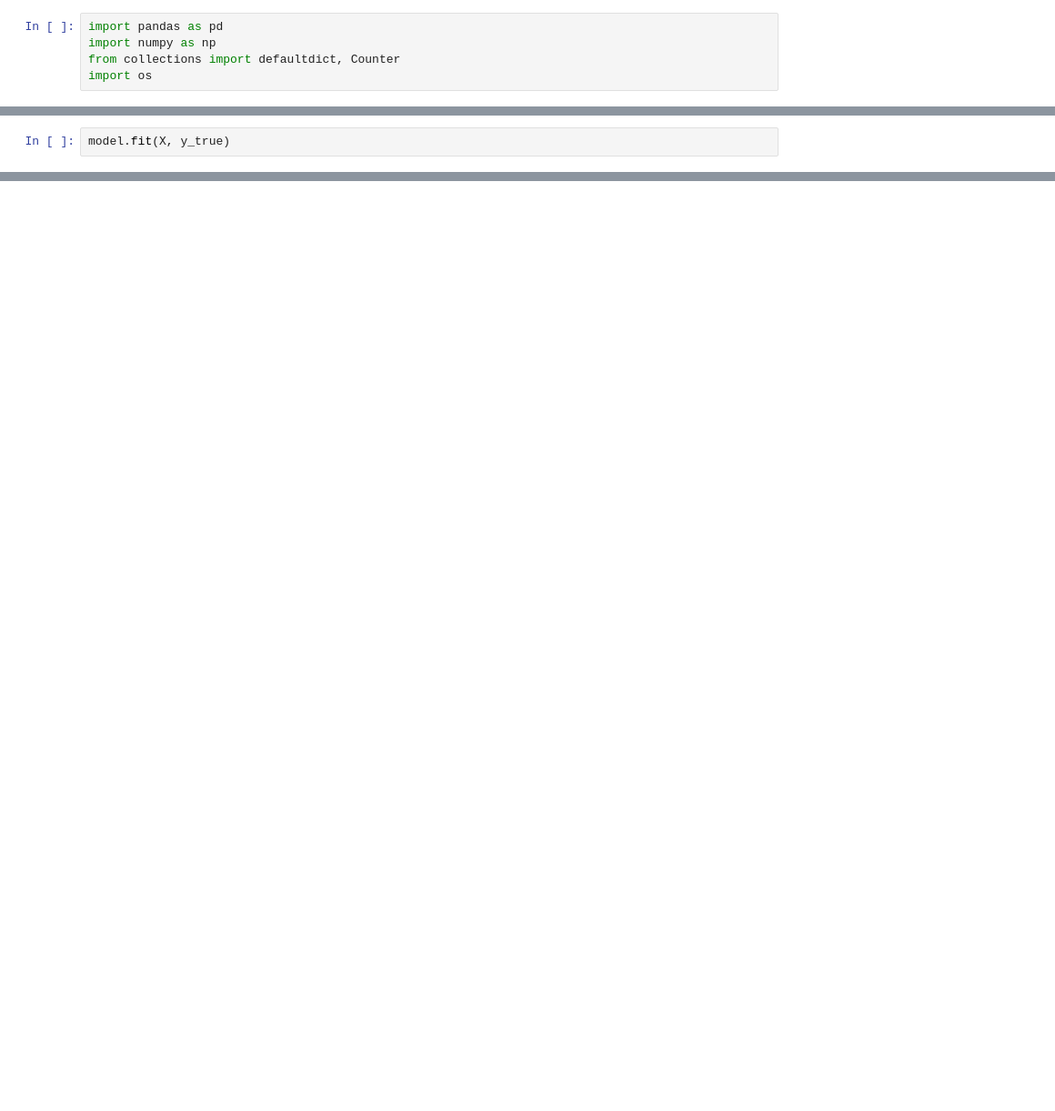
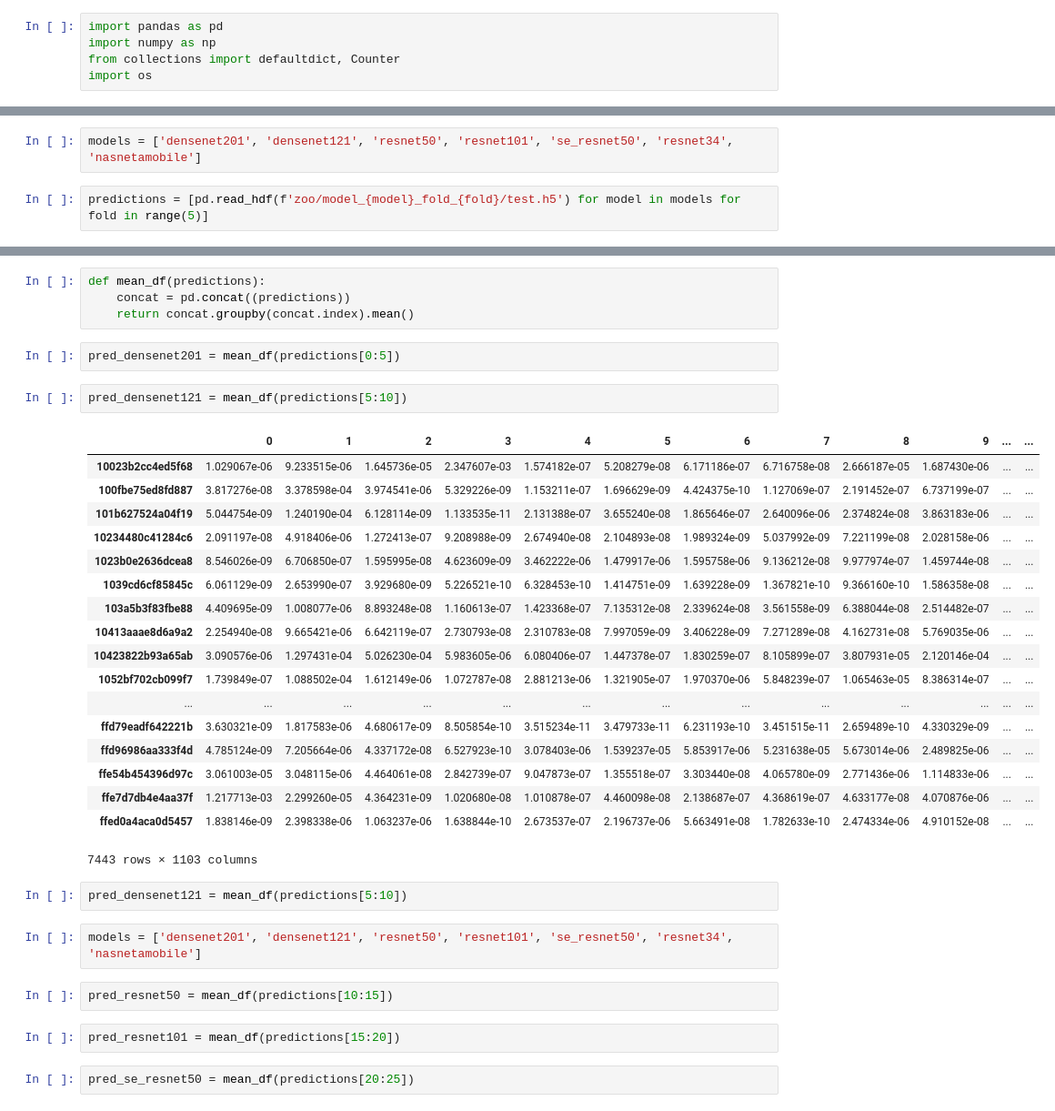
Before and after one commit to georgiypetrov/kaggle-imet, a Jupyter notebook: Ensemble.ipynb, the cells around one changed output, grey strips where cells are left out. Shown: that part at 91% size. Saved outputs shown, nothing was run; the diff lists cells and outputs as text; blank space fills up the shorter version.

```diff
--- a/Ensemble.ipynb
+++ b/Ensemble.ipynb
@@ -72,2 +6,4 @@ y_true = y_true[1:]
-# %%
-model.fit(X, y_true)
+# %%
+models = ['densenet201', 'densenet121', 'resnet50', 'resnet101', 'se_resnet50', 'resnet34', 'nasnetamobile']
+# %%
+predictions = [pd.read_hdf(f'zoo/model_{model}_fold_{fold}/test.h5') for model in models for fold in range(5)]
@@ -73,0 +32,37 @@ model.fit(X, y_true)
+# %%
+def mean_df(predictions):
+    concat = pd.concat((predictions))
+    return concat.groupby(concat.index).mean()
+# %%
+pred_densenet201 = mean_df(predictions[0:5])
+# %%
+pred_densenet121 = mean_df(predictions[5:10])
+# %% [output]
+|  | 0 | 1 | 2 | 3 | 4 | 5 | 6 | 7 | 8 | 9 | ... | ... |
+| 10023b2cc4ed5f68 | 1.029067e-06 | 9.233515e-06 | 1.645736e-05 | 2.347607e-03 | 1.574182e-07 | 5.208279e-08 | 6.171186e-07 | 6.716758e-08 | 2.666187e-05 | 1.687430e-06 | ... | ... |
+| 100fbe75ed8fd887 | 3.817276e-08 | 3.378598e-04 | 3.974541e-06 | 5.329226e-09 | 1.153211e-07 | 1.696629e-09 | 4.424375e-10 | 1.127069e-07 | 2.191452e-07 | 6.737199e-07 | ... | ... |
+| 101b627524a04f19 | 5.044754e-09 | 1.240190e-04 | 6.128114e-09 | 1.133535e-11 | 2.131388e-07 | 3.655240e-08 | 1.865646e-07 | 2.640096e-06 | 2.374824e-08 | 3.863183e-06 | ... | ... |
+| 10234480c41284c6 | 2.091197e-08 | 4.918406e-06 | 1.272413e-07 | 9.208988e-09 | 2.674940e-08 | 2.104893e-08 | 1.989324e-09 | 5.037992e-09 | 7.221199e-08 | 2.028158e-06 | ... | ... |
+| 1023b0e2636dcea8 | 8.546026e-09 | 6.706850e-07 | 1.595995e-08 | 4.623609e-09 | 3.462222e-06 | 1.479917e-06 | 1.595758e-06 | 9.136212e-08 | 9.977974e-07 | 1.459744e-08 | ... | ... |
+| 1039cd6cf85845c | 6.061129e-09 | 2.653990e-07 | 3.929680e-09 | 5.226521e-10 | 6.328453e-10 | 1.414751e-09 | 1.639228e-09 | 1.367821e-10 | 9.366160e-10 | 1.586358e-08 | ... | ... |
+| 103a5b3f83fbe88 | 4.409695e-09 | 1.008077e-06 | 8.893248e-08 | 1.160613e-07 | 1.423368e-07 | 7.135312e-08 | 2.339624e-08 | 3.561558e-09 | 6.388044e-08 | 2.514482e-07 | ... | ... |
+| 10413aaae8d6a9a2 | 2.254940e-08 | 9.665421e-06 | 6.642119e-07 | 2.730793e-08 | 2.310783e-08 | 7.997059e-09 | 3.406228e-09 | 7.271289e-08 | 4.162731e-08 | 5.769035e-06 | ... | ... |
+| 10423822b93a65ab | 3.090576e-06 | 1.297431e-04 | 5.026230e-04 | 5.983605e-06 | 6.080406e-07 | 1.447378e-07 | 1.830259e-07 | 8.105899e-07 | 3.807931e-05 | 2.120146e-04 | ... | ... |
+| 1052bf702cb099f7 | 1.739849e-07 | 1.088502e-04 | 1.612149e-06 | 1.072787e-08 | 2.881213e-06 | 1.321905e-07 | 1.970370e-06 | 5.848239e-07 | 1.065463e-05 | 8.386314e-07 | ... | ... |
+| ... | ... | ... | ... | ... | ... | ... | ... | ... | ... | ... | ... | ... |
+| ffd79eadf642221b | 3.630321e-09 | 1.817583e-06 | 4.680617e-09 | 8.505854e-10 | 3.515234e-11 | 3.479733e-11 | 6.231193e-10 | 3.451515e-11 | 2.659489e-10 | 4.330329e-09 | ... | ... |
+| ffd96986aa333f4d | 4.785124e-09 | 7.205664e-06 | 4.337172e-08 | 6.527923e-10 | 3.078403e-06 | 1.539237e-05 | 5.853917e-06 | 5.231638e-05 | 5.673014e-06 | 2.489825e-06 | ... | ... |
+| ffe54b454396d97c | 3.061003e-05 | 3.048115e-06 | 4.464061e-08 | 2.842739e-07 | 9.047873e-07 | 1.355518e-07 | 3.303440e-08 | 4.065780e-09 | 2.771436e-06 | 1.114833e-06 | ... | ... |
+| ffe7d7db4e4aa37f | 1.217713e-03 | 2.299260e-05 | 4.364231e-09 | 1.020680e-08 | 1.010878e-07 | 4.460098e-08 | 2.138687e-07 | 4.368619e-07 | 4.633177e-08 | 4.070876e-06 | ... | ... |
+| ffed0a4aca0d5457 | 1.838146e-09 | 2.398338e-06 | 1.063237e-06 | 1.638844e-10 | 2.673537e-07 | 2.196737e-06 | 5.663491e-08 | 1.782633e-10 | 2.474334e-06 | 4.910152e-08 | ... | ... |
+7443 rows × 1103 columns
+# %%
+pred_densenet121 = mean_df(predictions[5:10])
+# %%
+models = ['densenet201', 'densenet121', 'resnet50', 'resnet101', 'se_resnet50', 'resnet34', 'nasnetamobile']
+# %%
+pred_resnet50 = mean_df(predictions[10:15])
+# %%
+pred_resnet101 = mean_df(predictions[15:20])
+# %%
+pred_se_resnet50 = mean_df(predictions[20:25])
```
Also changed, not shown: parts of 37 cells of this notebook, 5 other files.
